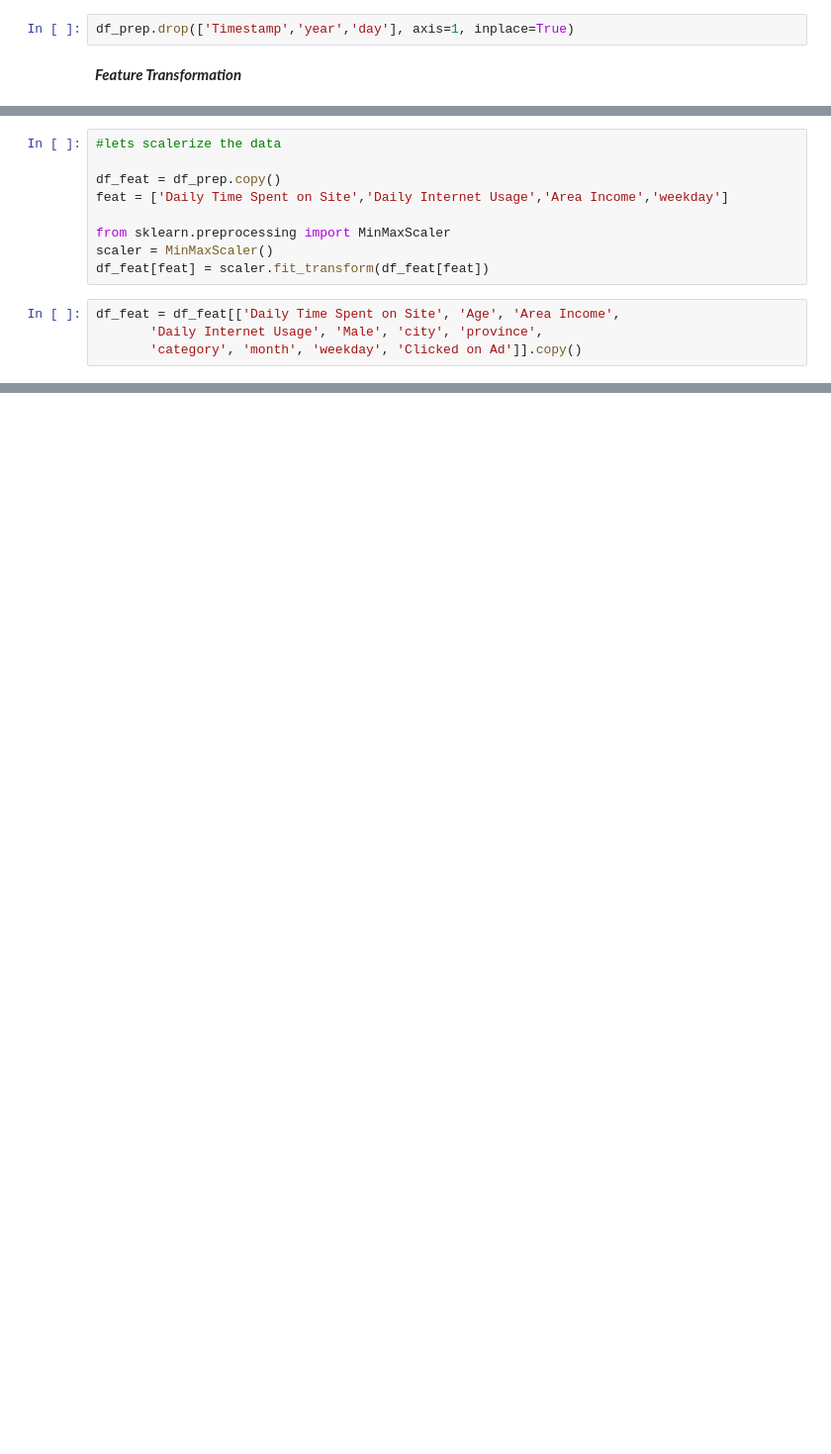
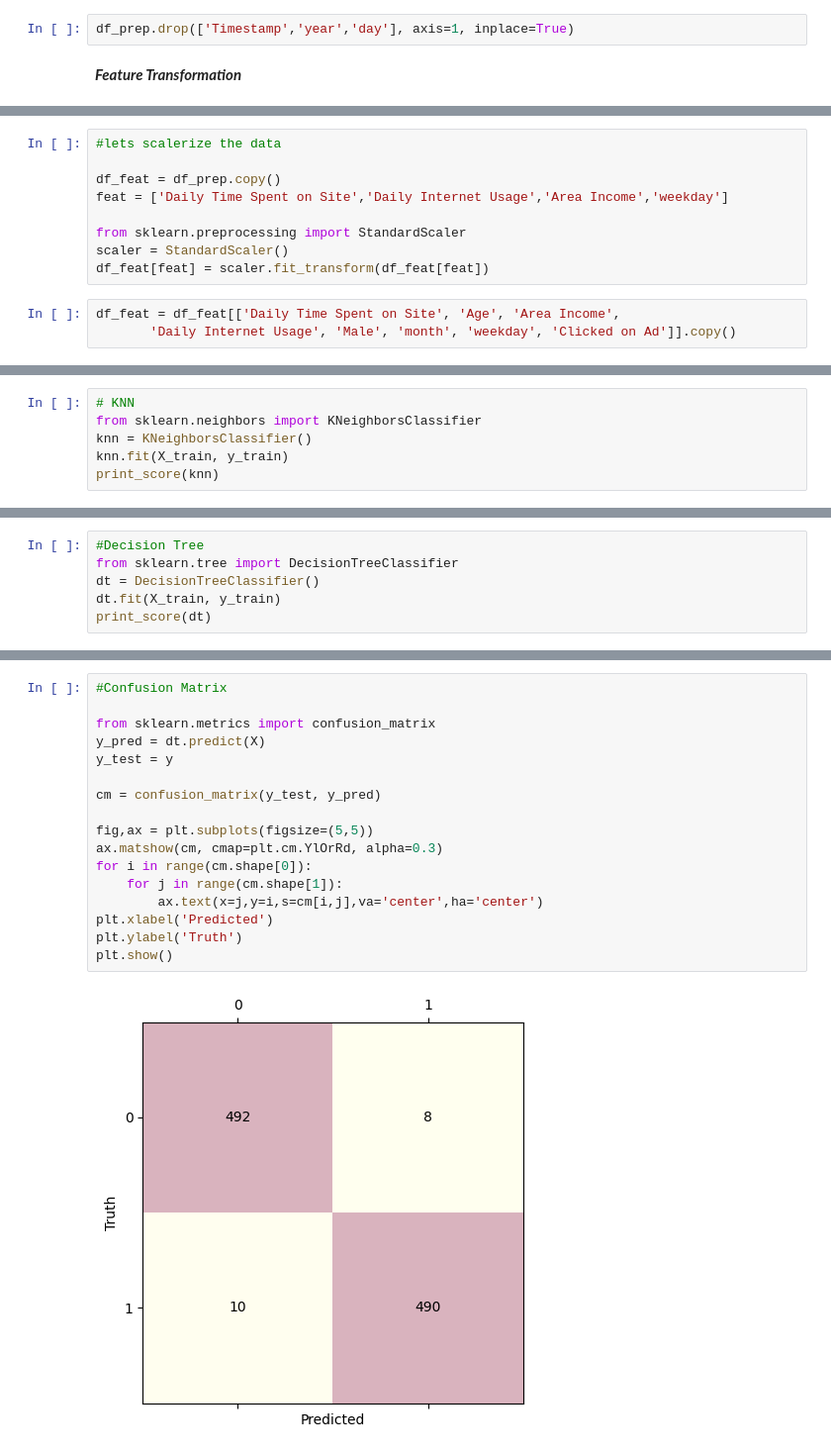
Before and after one commit to masendhy/predict_customer_clicked_ads_classification_by_using_machine_learning, a Jupyter notebook: predict_customer_clicked_ads_classification_by_using_machine_learning.ipynb, the cells around one changed output, grey strips where cells are left out. Shown at 99% size. Drawn from its saved outputs; the diff is of its cells as text; blank space fills up the shorter version.

```diff
--- a/predict_customer_clicked_ads_classification_by_using_machine_learning.ipynb
+++ b/predict_customer_clicked_ads_classification_by_using_machine_learning.ipynb
@@ -251,12 +275,11 @@ df_prep.drop(['Timestamp','year','day'], axis=1, inplace=True)
 df_feat = df_prep.copy()
 feat = ['Daily Time Spent on Site','Daily Internet Usage','Area Income','weekday']
 
-from sklearn.preprocessing import MinMaxScaler
-scaler = MinMaxScaler()
+from sklearn.preprocessing import StandardScaler
+scaler = StandardScaler()
 df_feat[feat] = scaler.fit_transform(df_feat[feat])
 # %%
 df_feat = df_feat[['Daily Time Spent on Site', 'Age', 'Area Income',
-       'Daily Internet Usage', 'Male', 'city', 'province',
-       'category', 'month', 'weekday', 'Clicked on Ad']].copy()
+       'Daily Internet Usage', 'Male', 'month', 'weekday', 'Clicked on Ad']].copy()
 # %%
 #lets show correlation between numerical features
@@ -270,0 +370,6 @@ sns.heatmap(corr, annot=True)
+# %%
+# KNN
+from sklearn.neighbors import KNeighborsClassifier
+knn = KNeighborsClassifier()
+knn.fit(X_train, y_train)
+print_score(knn)
@@ -270,0 +382,6 @@ sns.heatmap(corr, annot=True)
+# %%
+#Decision Tree
+from sklearn.tree import DecisionTreeClassifier
+dt = DecisionTreeClassifier()
+dt.fit(X_train, y_train)
+print_score(dt)
@@ -270,0 +442,19 @@ sns.heatmap(corr, annot=True)
+# %%
+#Confusion Matrix
+
+from sklearn.metrics import confusion_matrix
+y_pred = dt.predict(X)
+y_test = y
+
+cm = confusion_matrix(y_test, y_pred)
+
+fig,ax = plt.subplots(figsize=(5,5))
+ax.matshow(cm, cmap=plt.cm.YlOrRd, alpha=0.3)
+for i in range(cm.shape[0]):
+    for j in range(cm.shape[1]):
+        ax.text(x=j,y=i,s=cm[i,j],va='center',ha='center')
+plt.xlabel('Predicted')
+plt.ylabel('Truth')
+plt.show()
+# %% [output]
+[figure, added]
```
Also changed, not shown: parts of 43 cells of this notebook.
